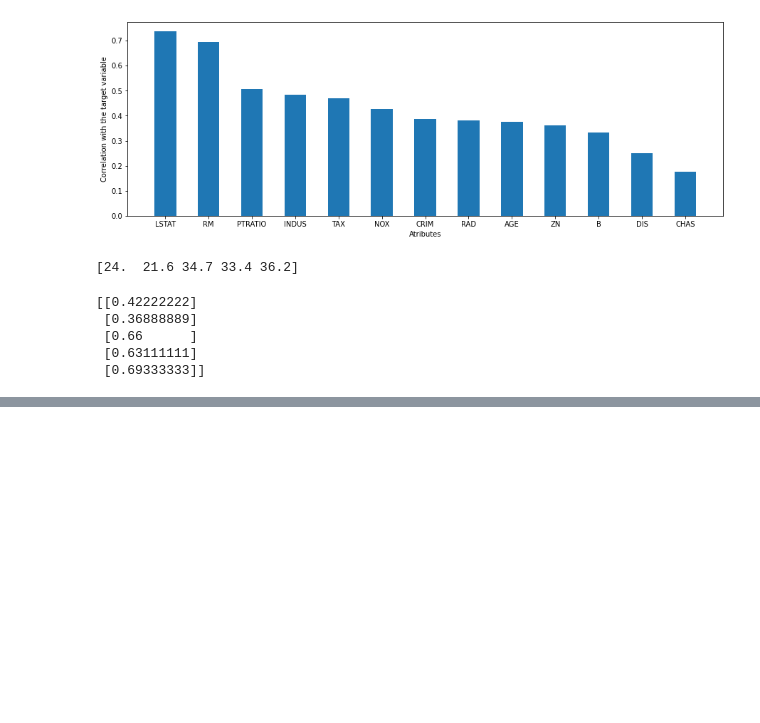
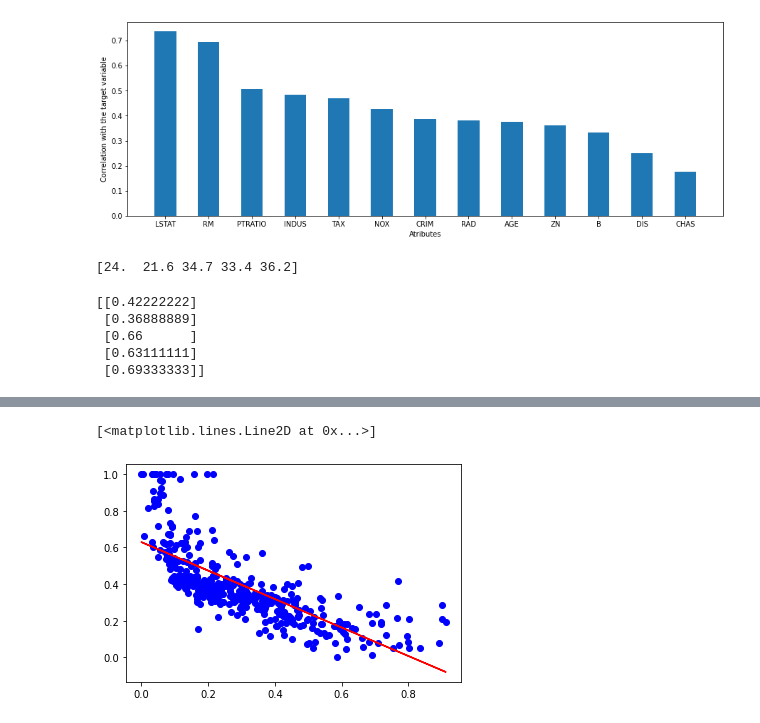
Before and after one commit to suyash-jamdade/MachineLearning, a Jupyter notebook: boston_house_price.ipynb, the cells around one changed output, grey strips where cells are left out. Saved outputs shown, nothing was run; the diff lists cells and outputs as text; code cells hidden in the pictures; blank space fills up the shorter version.

```diff
--- a/boston_house_price.ipynb
+++ b/boston_house_price.ipynb
@@ -146,10 +151,10 @@ def error(m,x,c,t):
   return e* 1/(2 * N)
 # %%
-def update(m,x,c,t,learning_rate):
-  grad_m = sum(z*((m * X + C)- t)*X)
-  grad_c = sum(2 * ((m*X+c)-t)*X)
-  m = m_grad_m*learning_rate
-  c = c_grad_c*learning_rate
+def update(m , x , c , t , learning_rate):
+  grad_m = sum(2 * (( m * x + c )- t)*x)
+  grad_c = sum(2 * (( m * x + c) - t))
+  m = m - grad_m * learning_rate
+  c = c - grad_c * learning_rate
   return m ,c
 # %%
 def gradient_descent(init_m,init_c,x,t,learing_rate,iterations,error_threshold):
@@ -159,9 +164,17 @@ def gradient_descent(init_m,init_c,x,t,learing_rate,iterations,error_threshold):
   mc_values = list()
   for i in range(iterations):
     e = error(m,x,c,t)
-    if e<error(m,x,c,t):
+    if e < error_threshold:
       print('Error less than the threshold , stopping gradint descent ')
       break
-    error-values.append(c)
-    m,c=update(m,x,c,t,learning_rate)
+    error_values.append(e)
+    m , c=update(m,x,c,t,learning_rate)
     mc_values.append((m,c))
+  return m , c, error_values, mc_values
+# %%
+%%time
+init_m = 0.9
+init_c = 0
+learning_rate = 0.001
+iterations = 250
+error_threshold = 0.001
@@ -167,0 +184,8 @@ def gradient_descent(init_m,init_c,x,t,learing_rate,iterations,error_threshold):
+# %%
+m ,c ,error_values,mc_values = gradient_descent(init_m, init_c, x_train, y_train, learning_rate, iterations,error_threshold)
+# %%
+plt.scatter(x_train , y_train , color='b')
+plt.plot(x_train , (m * x_train + c) , color= 'r')
+# %% [output]
+[<matplotlib.lines.Line2D at 0x...>]
+[figure, added]
```
Also changed, not shown: parts of 5 cells of this notebook.
